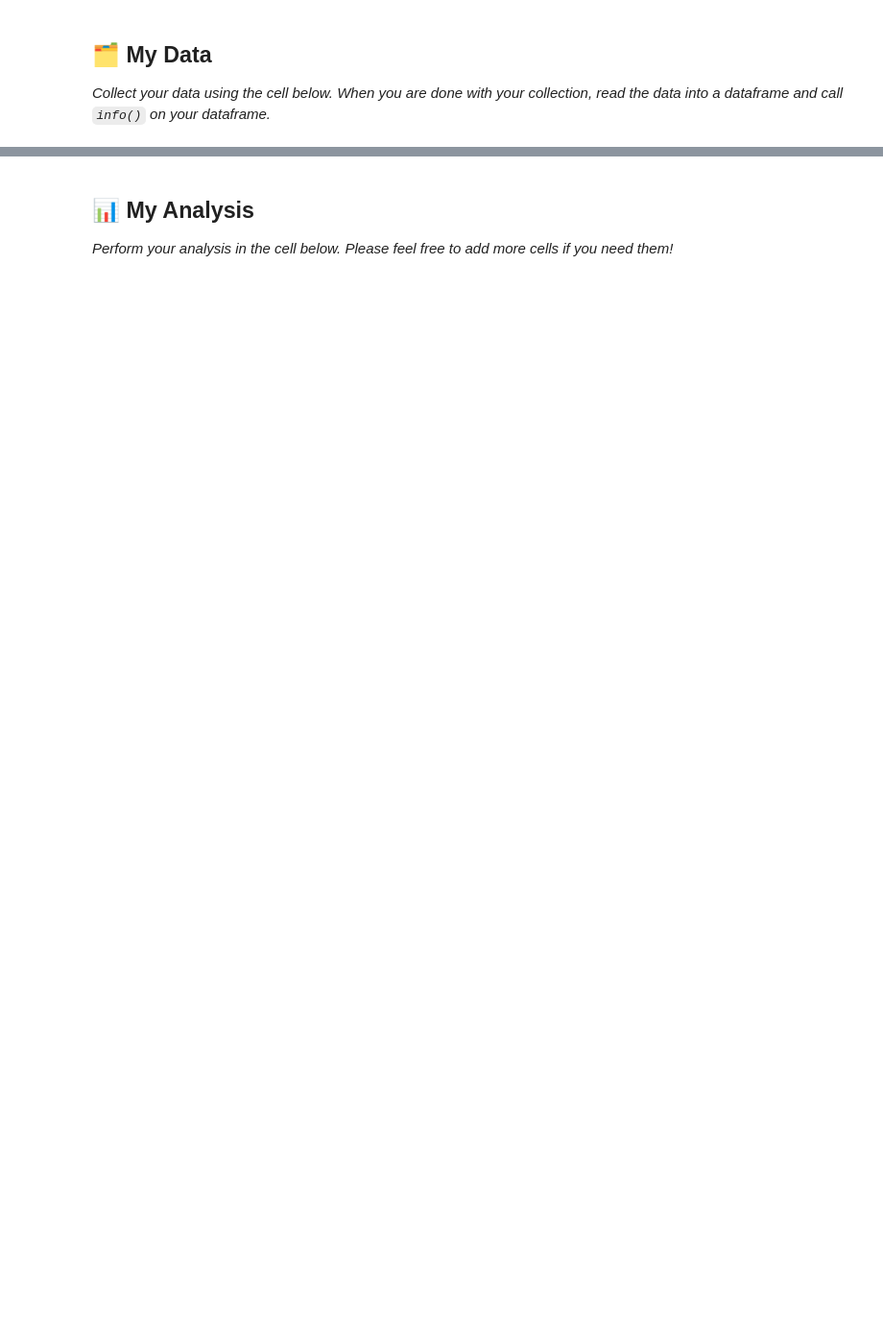
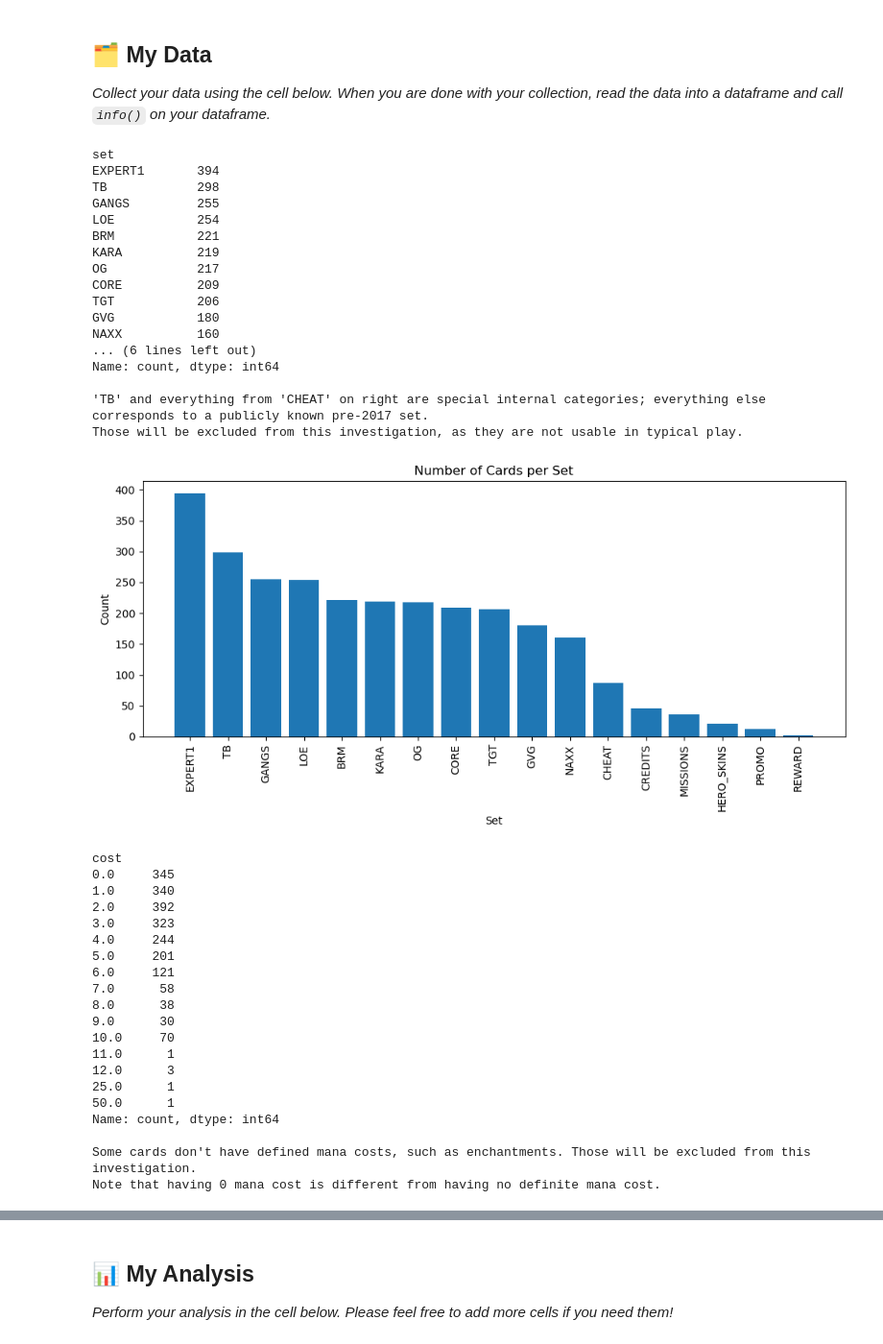
Before and after one commit to EthanCarter-ccic/AI, a Jupyter notebook: Semester 1/FinalProject/Final_Project.ipynb, the cells around one changed output, grey strips where cells are left out. Shown: that part at 96% size. Cells and saved outputs as stored; diff of their text form; code cells hidden in the pictures; blank space fills up the shorter version.

```diff
--- a/Semester 1/FinalProject/Final_Project.ipynb
+++ b/Semester 1/FinalProject/Final_Project.ipynb
@@ -27,4 +25,81 @@ __________________________
 
 *Collect your data using the cell below. When you are done with your collection, read the data into a dataframe and call `info()` on your dataframe.*
 # %%
-# Collect your data here
+import pandas as pd
+import matplotlib.pyplot as plt
+
+df = pd.read_csv("cards.csv", encoding="cp1252")
+
+# SET BARPLOT
+set_counts = df['set'].value_counts()
+print(set_counts)
+print()
+print("'TB' and everything from 'CHEAT' on right are special internal categories; everything else corresponds to a publicly known pre-2017 set.")
+print("Those will be excluded from this investigation, as they are not usable in typical play.")
+
+plt.figure(figsize=(10, 5))
+plt.bar(set_counts.index, set_counts.values)
+plt.xticks(rotation=90)
+plt.xlabel("Set")
+plt.ylabel("Count")
+plt.title("Number of Cards per Set")
+
+plt.tight_layout()
+plt.show()
+
+
+# TYPE BARPLOT
+cost_counts = df['cost'].value_counts().sort_index()
+print(cost_counts)
+print()
+print("Some cards don't have defined mana costs, such as enchantments. Those will be excluded from this investigation.")
+print("Note that having 0 mana cost is different from having no definite mana cost.")
+
+plt.figure(figsize=(10, 5))
+plt.bar(cost_counts.index, cost_counts.values)
+plt.xticks()
+plt.xlabel("Cost")
+plt.ylabel("Count")
+plt.title("Cost of Cards")
+
+plt.tight_layout()
+plt.show()
+# %% [output]
+set
+EXPERT1       394
+TB            298
+GANGS         255
+LOE           254
+BRM           221
+KARA          219
+OG            217
+CORE          209
+TGT           206
+GVG           180
+NAXX          160
+... (6 lines left out)
+Name: count, dtype: int64
+
+'TB' and everything from 'CHEAT' on right are special internal categories; everything else corresponds to a publicly known pre-2017 set.
+Those will be excluded from this investigation, as they are not usable in typical play.
+[figure, added]
+cost
+0.0     345
+1.0     340
+2.0     392
+3.0     323
+4.0     244
+5.0     201
+6.0     121
+7.0      58
+8.0      38
+9.0      30
+10.0     70
+11.0      1
+12.0      3
+25.0      1
+50.0      1
+Name: count, dtype: int64
+
+Some cards don't have defined mana costs, such as enchantments. Those will be excluded from this investigation.
+Note that having 0 mana cost is different from having no definite mana cost.
```
Also changed, not shown: parts of 8 cells of this notebook.
